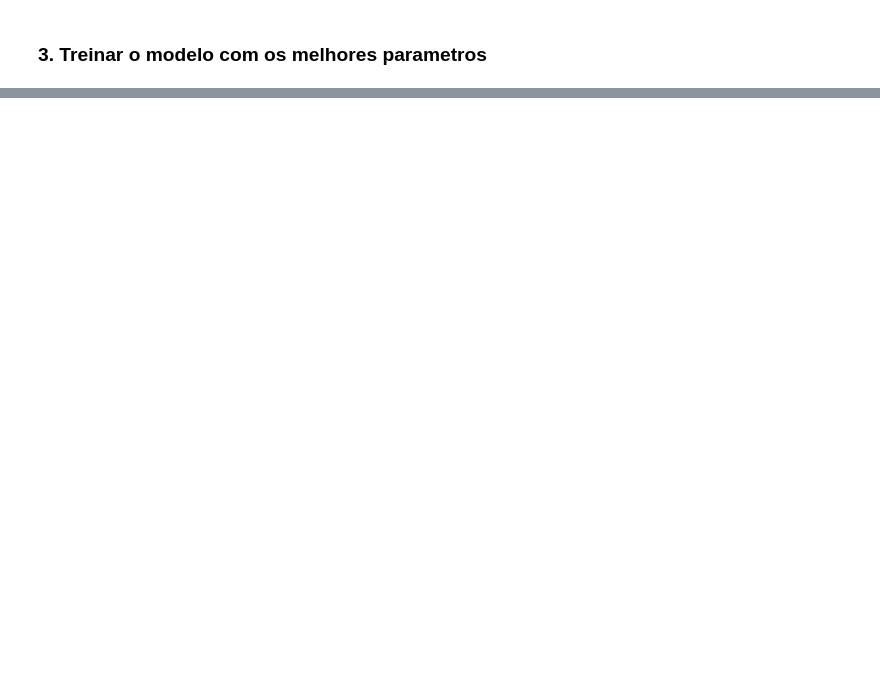
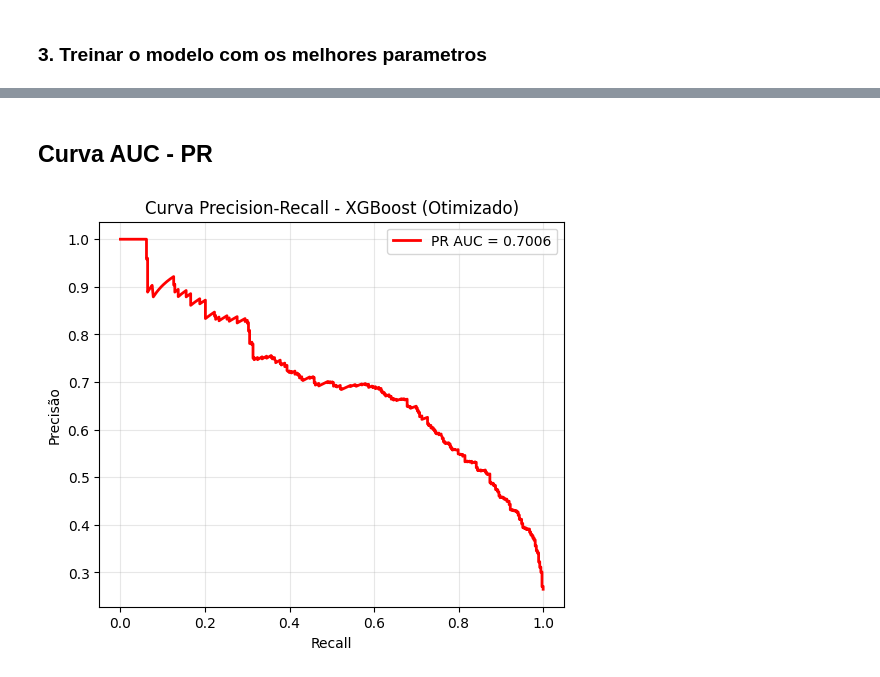
Before and after one commit to alekspettherson/Facens-Pos, a Jupyter notebook: Fundamentos Machine Learning/Aula3_ensemble_aula.ipynb, the cells around one changed output, grey strips where cells are left out. Drawn from its saved outputs; the diff is of its cells as text; code cells hidden in the pictures; blank space fills up the shorter version.

```diff
--- a/Fundamentos Machine Learning/Aula3_ensemble_aula.ipynb
+++ b/Fundamentos Machine Learning/Aula3_ensemble_aula.ipynb
@@ -511,0 +556,15 @@ F1 (tuned): 0.62882096069869
+# %% [markdown]
+## Curva AUC - PR
+# %%
+precision_xgb, recall_xgb, _ = precision_recall_curve(y_test, y_proba_final)
+pr_auc_xgb = auc(recall_xgb, precision_xgb)
+plt.figure(figsize=(6,5))
+plt.plot(recall_xgb, precision_xgb, label=f"PR AUC = {pr_auc_xgb:.4f}", color='red', linewidth=2)
+plt.xlabel("Recall")
+plt.ylabel("Precisão")
+plt.title("Curva Precision-Recall - XGBoost (Otimizado)")
+plt.legend(loc='upper right')
+plt.grid(alpha=0.3)
+plt.show()
+# %% [output]
+[figure, added]
```
Also changed, not shown: parts of 10 cells of this notebook, 1 other file.
